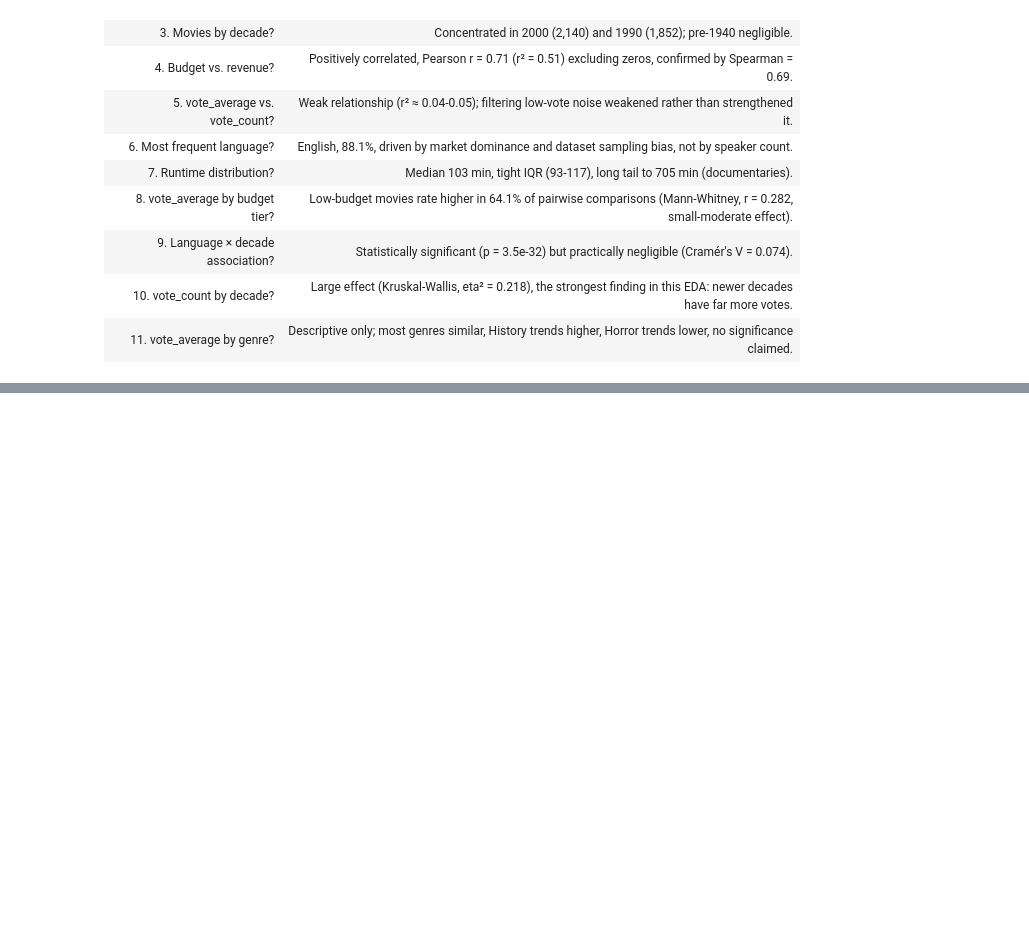
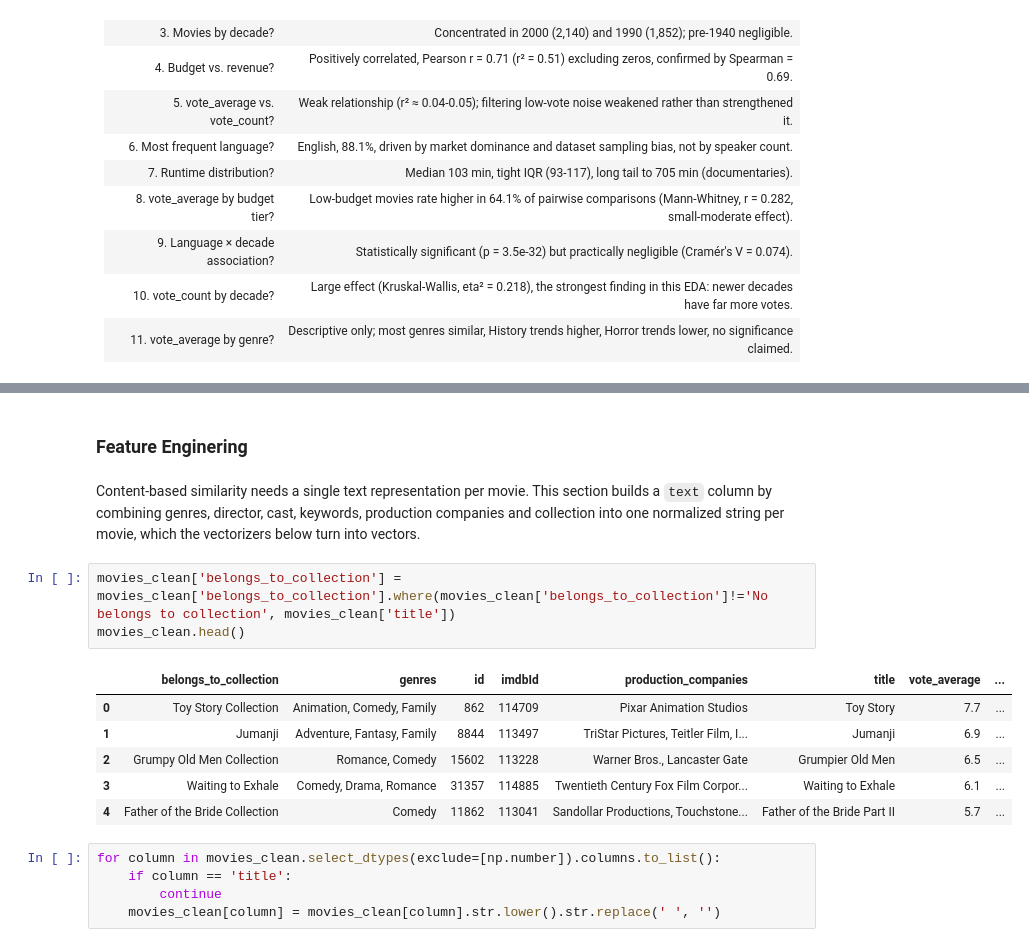
Before and after one commit to AlejandroBeldaFernandez/Movies_Recommendations, a Jupyter notebook: Movies_Recommendation.ipynb, the cells around one changed output, grey strips where cells are left out. Saved outputs shown, nothing was run; the diff lists cells and outputs as text; blank space fills up the shorter version.

```diff
--- a/Movies_Recommendation.ipynb
+++ b/Movies_Recommendation.ipynb
@@ -2361,0 +2407,19 @@ redesigned into one.
+# %% [markdown]
+### Feature Enginering
+# %% [markdown]
+Content-based similarity needs a single text representation per movie. This section builds a `text` column by combining genres, director, cast, keywords, production companies and collection into one normalized string per movie, which the vectorizers below turn into vectors.
+# %%
+movies_clean['belongs_to_collection'] = movies_clean['belongs_to_collection'].where(movies_clean['belongs_to_collection']!='No belongs to collection', movies_clean['title'])
+movies_clean.head()
+# %% [output]
+|  | belongs_to_collection | genres | id | imdbId | production_companies | title | vote_average | ... |
+| 0 | Toy Story Collection | Animation, Comedy, Family | 862 | 114709 | Pixar Animation Studios | Toy Story | 7.7 | ... |
+| 1 | Jumanji | Adventure, Fantasy, Family | 8844 | 113497 | TriStar Pictures, Teitler Film, I... | Jumanji | 6.9 | ... |
+| 2 | Grumpy Old Men Collection | Romance, Comedy | 15602 | 113228 | Warner Bros., Lancaster Gate | Grumpier Old Men | 6.5 | ... |
+| 3 | Waiting to Exhale | Comedy, Drama, Romance | 31357 | 114885 | Twentieth Century Fox Film Corpor... | Waiting to Exhale | 6.1 | ... |
+| 4 | Father of the Bride Collection | Comedy | 11862 | 113041 | Sandollar Productions, Touchstone... | Father of the Bride Part II | 5.7 | ... |
+# %%
+for column in movies_clean.select_dtypes(exclude=[np.number]).columns.to_list():
+    if column == 'title':
+        continue
+    movies_clean[column] = movies_clean[column].str.lower().str.replace(' ', '')
```
Also changed, not shown: parts of 65 cells of this notebook.
